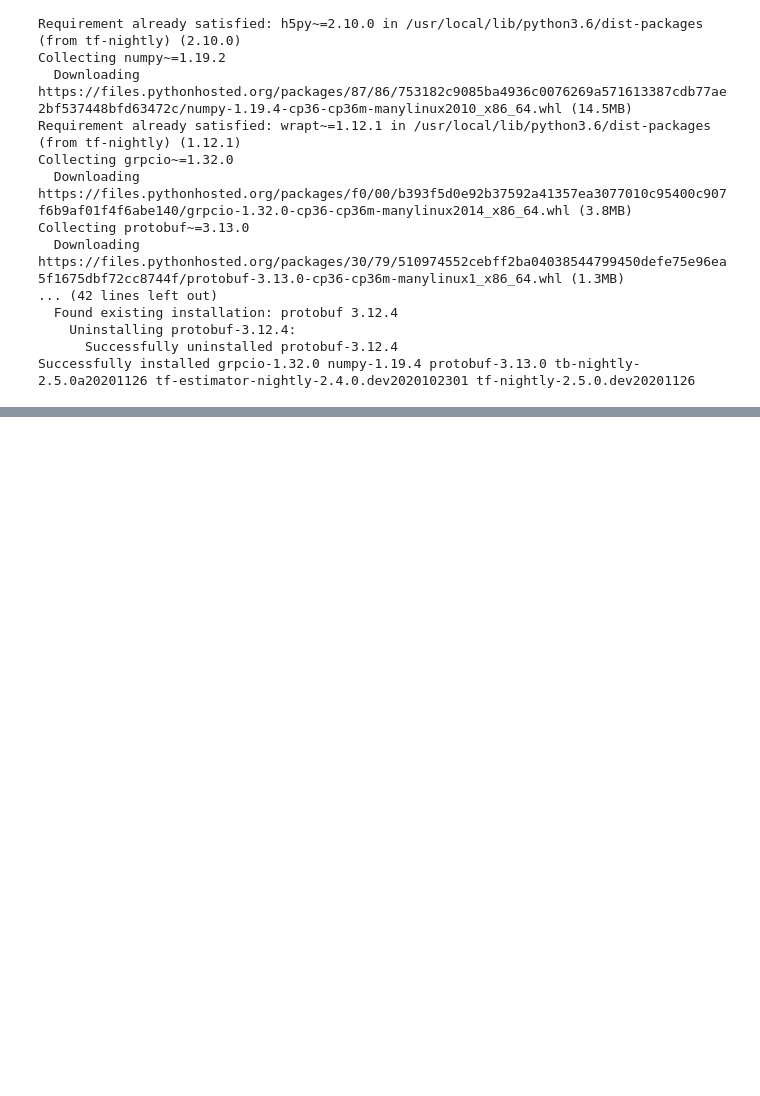
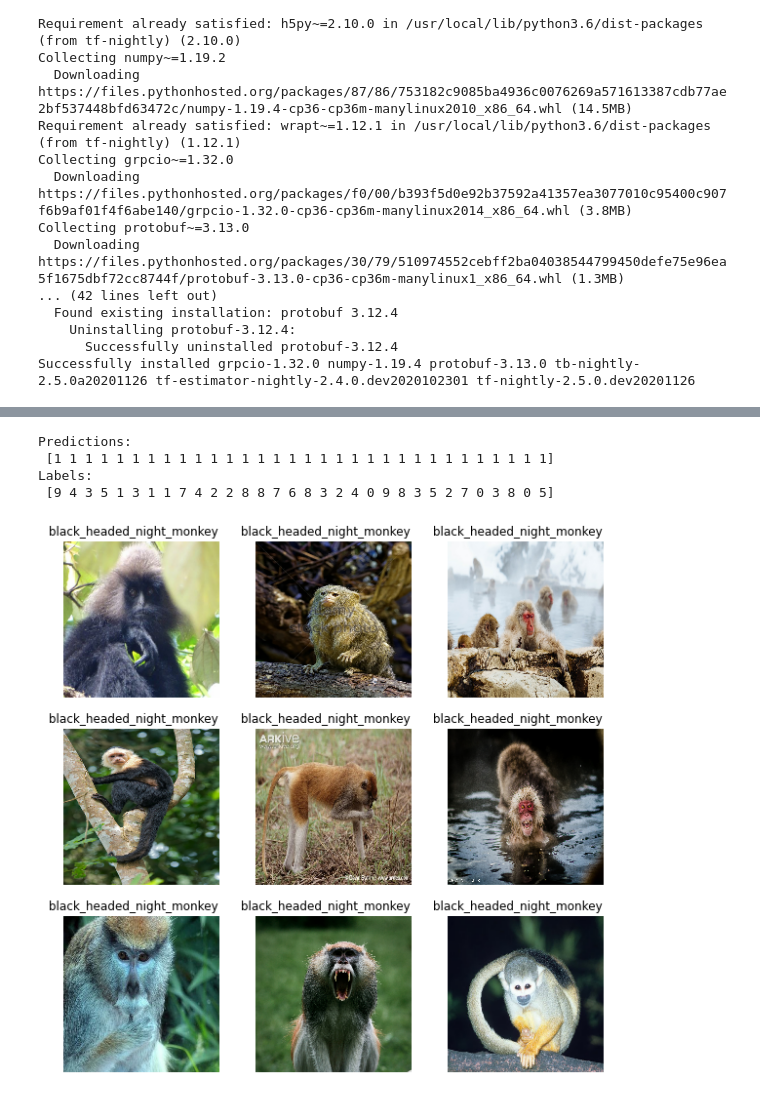
Before and after one commit to shank10/CV, a Jupyter notebook: transfervgg16_to_10monkeys.ipynb, the cells around one changed output, grey strips where cells are left out. Saved outputs shown, nothing was run; the diff lists cells and outputs as text; code cells hidden in the pictures; blank space fills up the shorter version.

```diff
--- a/transfervgg16_to_10monkeys.ipynb
+++ b/transfervgg16_to_10monkeys.ipynb
@@ -132,0 +215,7 @@ labels
+# %%
+from keras import optimizers
+adam = optimizers.Adam(lr=0.0001, beta_1=0.9, beta_2=0.999, epsilon=1e-08, decay=0.00001)
+
+transfer_model.compile(loss="categorical_crossentropy",
+                      optimizer=adam,
+                      metrics=["accuracy"])
@@ -132,0 +350,24 @@ labels
+# %%
+#Retrieve a batch of images from the test set
+image_batch, label_batch = test_dataset.as_numpy_iterator().next()
+predictions = model.predict_on_batch(image_batch).flatten()
+
+# Apply a sigmoid since our model returns logits
+predictions = tf.nn.sigmoid(predictions)
+predictions = tf.where(predictions < 0.5, 0, 1)
+
+print('Predictions:\n', predictions.numpy())
+print('Labels:\n', label_batch)
+
+plt.figure(figsize=(10, 10))
+for i in range(9):
+  ax = plt.subplot(3, 3, i + 1)
+  plt.imshow(image_batch[i].astype("uint8"))
+  plt.title(class_names[predictions[i]])
+  plt.axis("off")
+# %% [output]
+Predictions:
+ [1 1 1 1 1 1 1 1 1 1 1 1 1 1 1 1 1 1 1 1 1 1 1 1 1 1 1 1 1 1 1 1]
+Labels:
+ [9 4 3 5 1 3 1 1 7 4 2 2 8 8 7 6 8 3 2 4 0 9 8 3 5 2 7 0 3 8 0 5]
+[figure, added]
```
Also changed, not shown: parts of 25 cells of this notebook.
